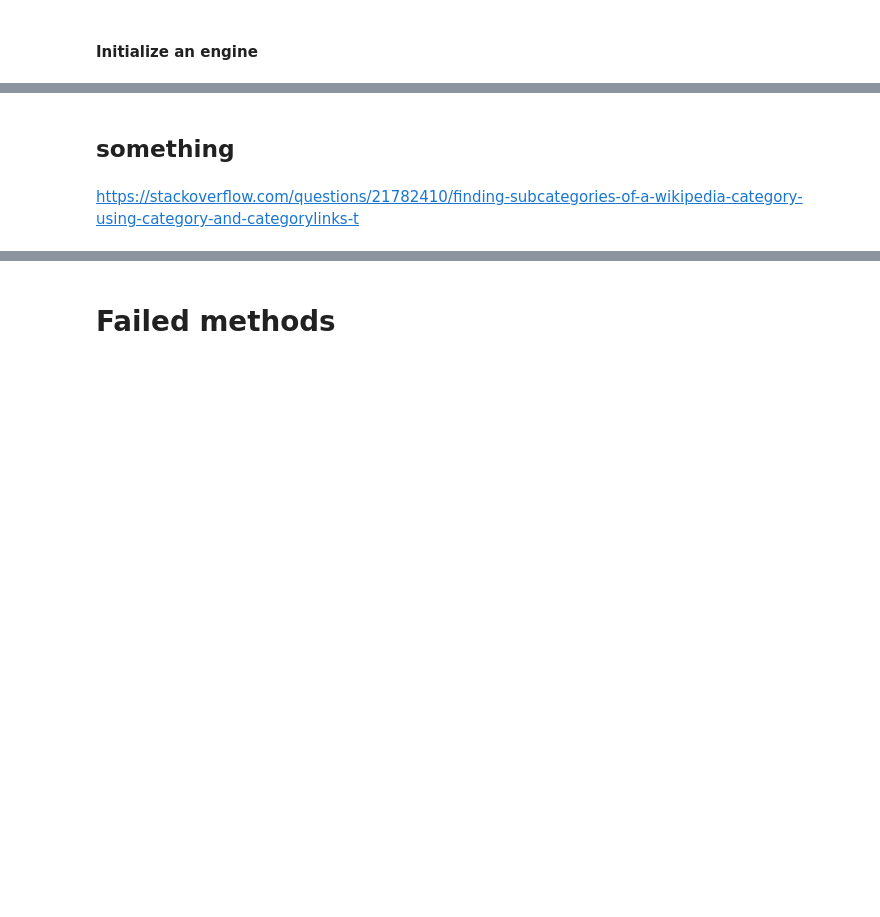
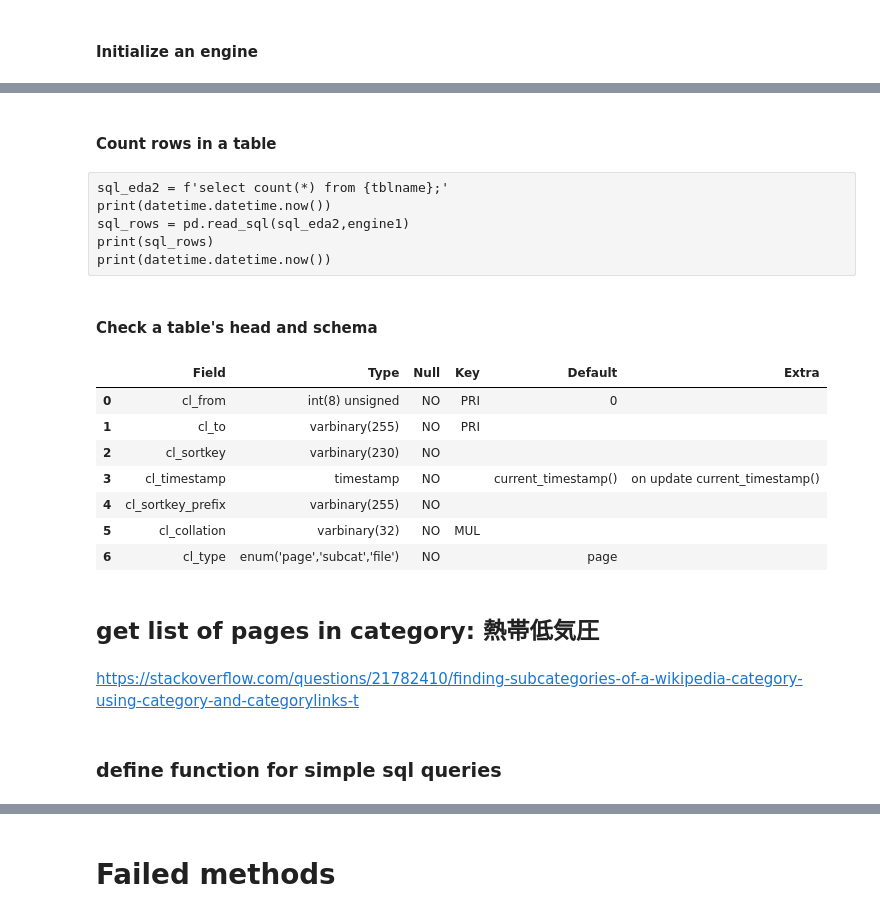
Before and after one commit to bhrdj/predwikt, a Jupyter notebook: notebooks/1.15-sfb-predict-jawiki-cyclone-edits.ipynb, the cells around one changed output, grey strips where cells are left out. Cells and saved outputs as stored; diff of their text form; code cells hidden in the pictures; blank space fills up the shorter version.

```diff
--- a/notebooks/1.15-sfb-predict-jawiki-cyclone-edits.ipynb
+++ b/notebooks/1.15-sfb-predict-jawiki-cyclone-edits.ipynb
@@ -185,0 +161,10 @@ print(datetime.datetime.now())
+# %% [markdown]
+#### Count rows in a table
+# %% [raw]
+sql_eda2 = f'select count(*) from {tblname};'
+print(datetime.datetime.now())
+sql_rows = pd.read_sql(sql_eda2,engine1)
+print(sql_rows)
+print(datetime.datetime.now())
+# %% [markdown]
+#### Check a table's head and schema
@@ -186,4 +175,19 @@ print(datetime.datetime.now())
+# %%
+tblname = 'categorylinks'
+schema = pd.read_sql(f'DESCRIBE {tblname};', engine1)
+schema
+# %% [output]
+|  | Field | Type | Null | Key | Default | Extra |
+| 0 | cl_from | int(8) unsigned | NO | PRI | 0 |  |
+| 1 | cl_to | varbinary(255) | NO | PRI |  |  |
+| 2 | cl_sortkey | varbinary(230) | NO |  |  |  |
+| 3 | cl_timestamp | timestamp | NO |  | current_timestamp() | on update current_timestamp() |
+| 4 | cl_sortkey_prefix | varbinary(255) | NO |  |  |  |
+| 5 | cl_collation | varbinary(32) | NO | MUL |  |  |
+| 6 | cl_type | enum('page','subcat','file') | NO |  | page |  |
 # %% [markdown]
-## something
+## get list of pages in category: 熱帯低気圧
 # %% [markdown]
 https://stackoverflow.com/questions/21782410/finding-subcategories-of-a-wikipedia-category-using-category-and-categorylinks-t
+# %% [markdown]
+### define function for simple sql queries
```
Also changed, not shown: parts of 20 cells of this notebook.
